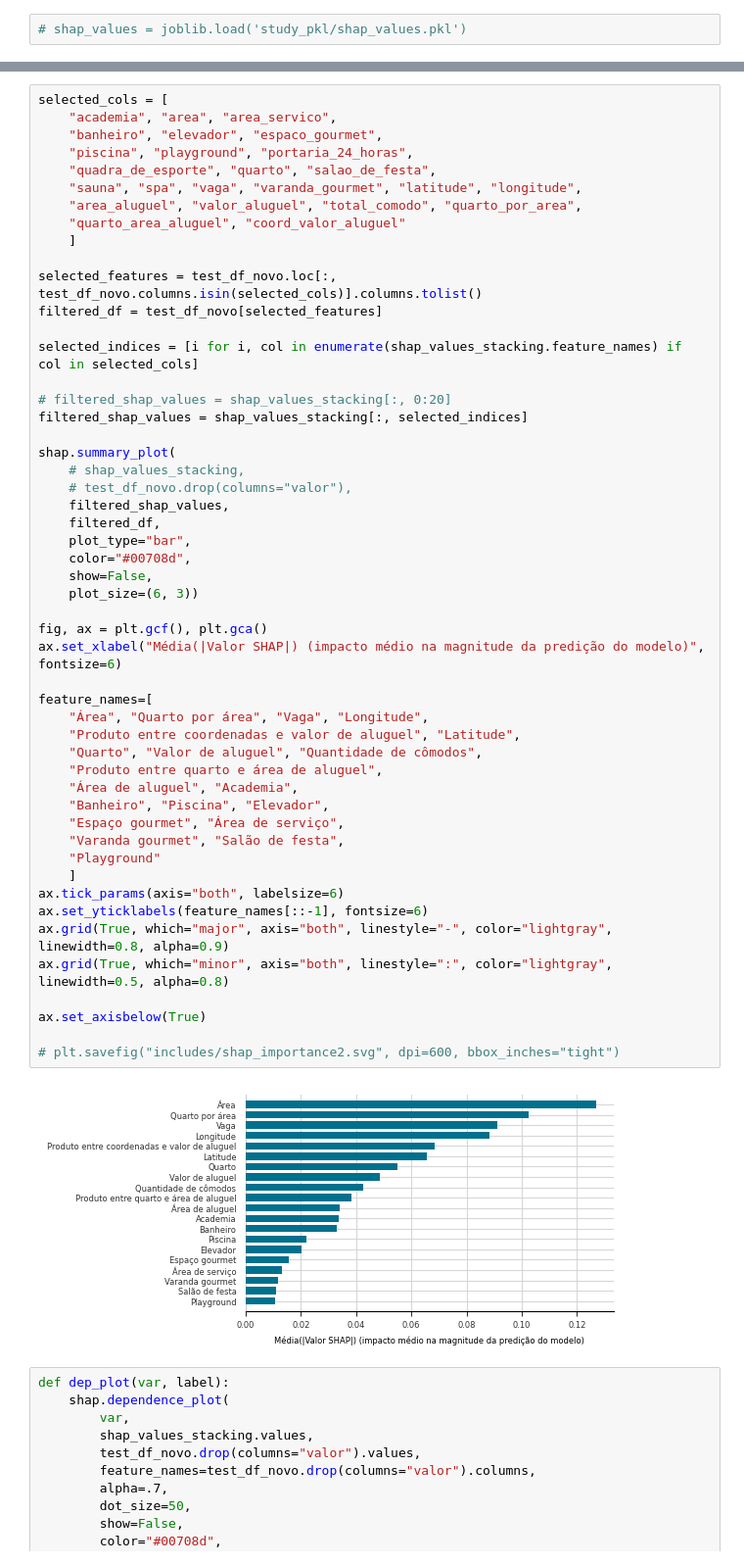
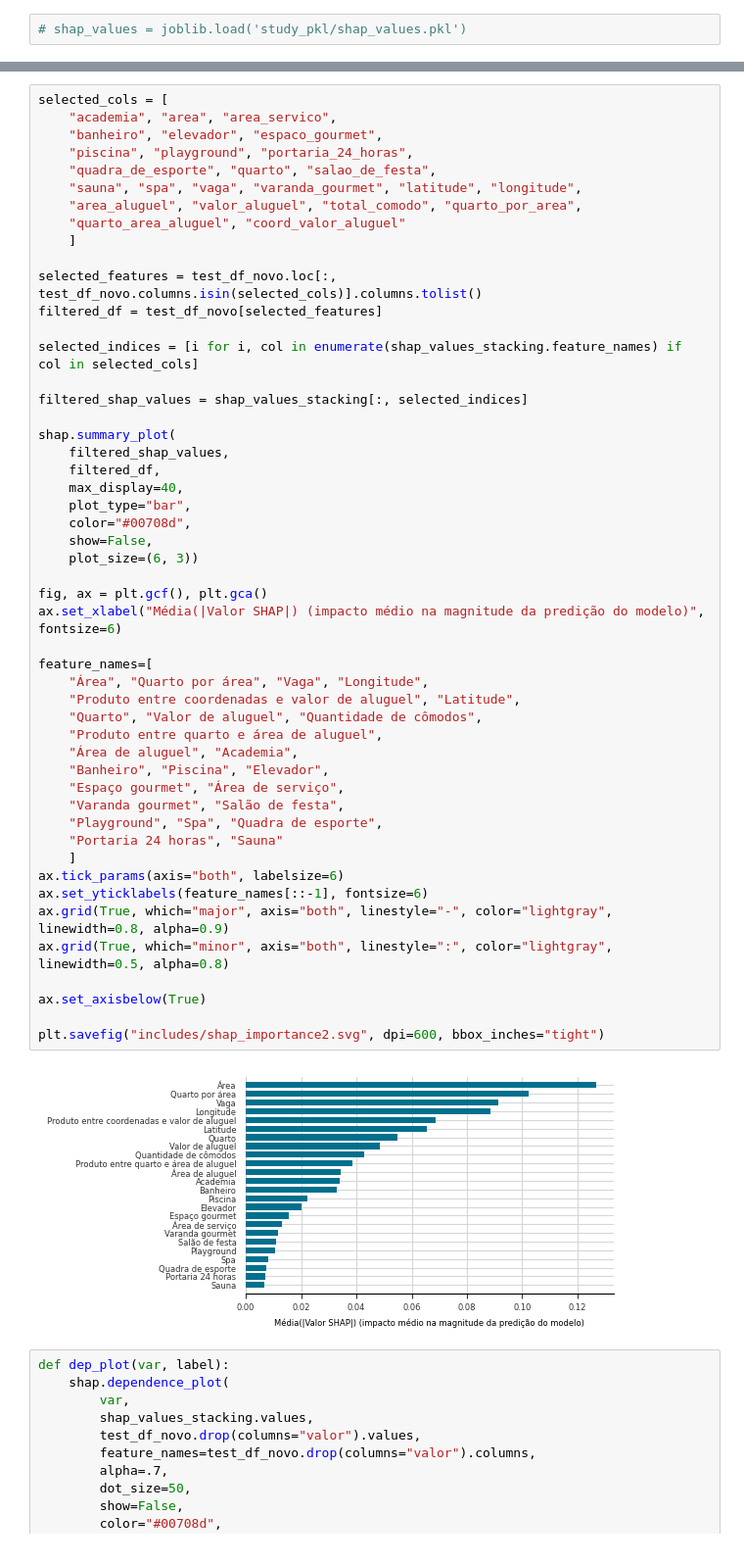
Before and after one commit to cowvin0/tcc_realestate, a Jupyter notebook: tcc_escrita/modeling.ipynb, the cells around one changed output, grey strips where cells are left out. Shown at 98% size. Cells and saved outputs as stored; diff of their text form.

```diff
--- a/tcc_escrita/modeling.ipynb
+++ b/tcc_escrita/modeling.ipynb
@@ -1425,43 +1422,42 @@ filtered_df = test_df_novo[selected_features]
 
 selected_indices = [i for i, col in enumerate(shap_values_stacking.feature_names) if col in selected_cols]
 
-# filtered_shap_values = shap_values_stacking[:, 0:20]
 filtered_shap_values = shap_values_stacking[:, selected_indices]
 
 shap.summary_plot(
-    # shap_values_stacking,
-    # test_df_novo.drop(columns="valor"),
     filtered_shap_values,
     filtered_df,
+    max_display=40,
     plot_type="bar",
     color="#00708d",
     show=False,
     plot_size=(6, 3))
 
 fig, ax = plt.gcf(), plt.gca()
 ax.set_xlabel("Média(|Valor SHAP|) (impacto médio na magnitude da predição do modelo)", fontsize=6)
 
 feature_names=[
     "Área", "Quarto por área", "Vaga", "Longitude",
     "Produto entre coordenadas e valor de aluguel", "Latitude",
     "Quarto", "Valor de aluguel", "Quantidade de cômodos",
     "Produto entre quarto e área de aluguel",
     "Área de aluguel", "Academia",
     "Banheiro", "Piscina", "Elevador",
     "Espaço gourmet", "Área de serviço",
     "Varanda gourmet", "Salão de festa",
-    "Playground"
+    "Playground", "Spa", "Quadra de esporte",
+    "Portaria 24 horas", "Sauna"
     ]
 ax.tick_params(axis="both", labelsize=6)
 ax.set_yticklabels(feature_names[::-1], fontsize=6)
 ax.grid(True, which="major", axis="both", linestyle="-", color="lightgray", linewidth=0.8, alpha=0.9)
 ax.grid(True, which="minor", axis="both", linestyle=":", color="lightgray", linewidth=0.5, alpha=0.8)
 
 ax.set_axisbelow(True)
 
-# plt.savefig("includes/shap_importance2.svg", dpi=600, bbox_inches="tight")
+plt.savefig("includes/shap_importance2.svg", dpi=600, bbox_inches="tight")
 # %% [output]
-[figure, old version]
+[figure, new version]
 # %%
 def dep_plot(var, label):
     shap.dependence_plot(
```
Also changed, not shown: parts of 2 cells of this notebook, 12 other files.
